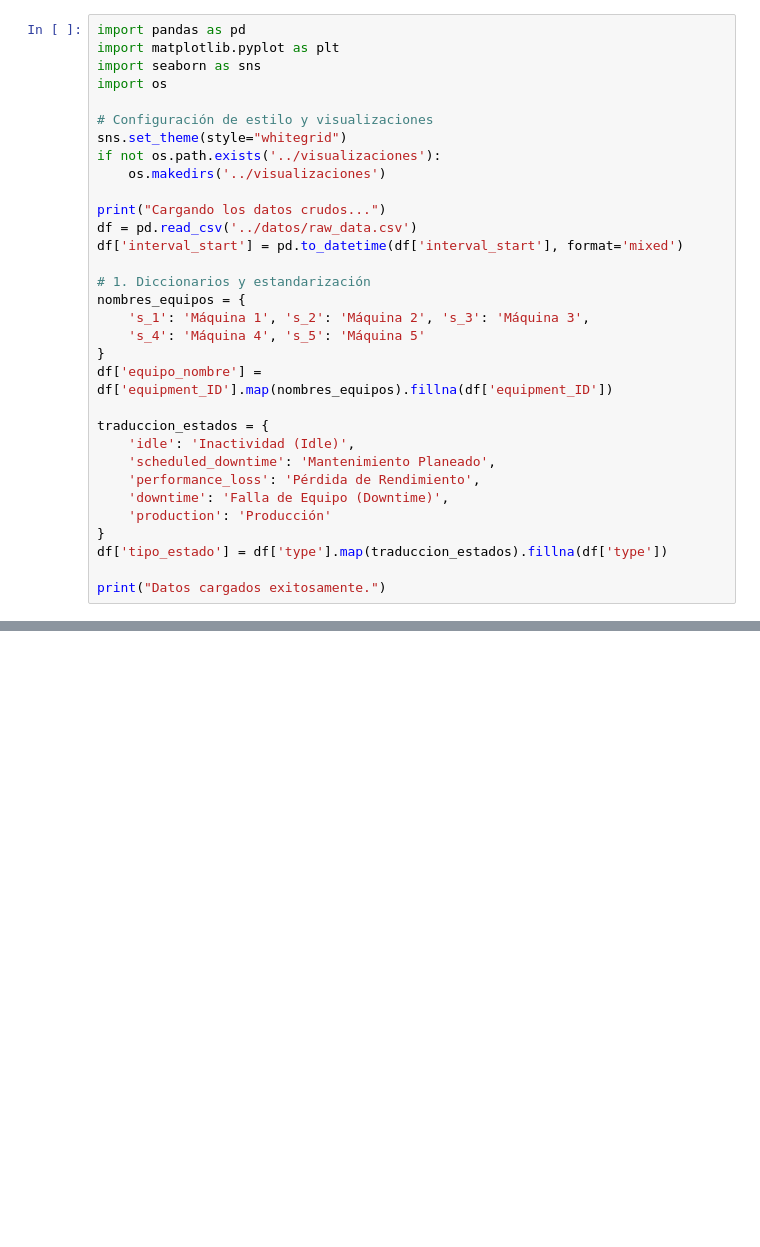
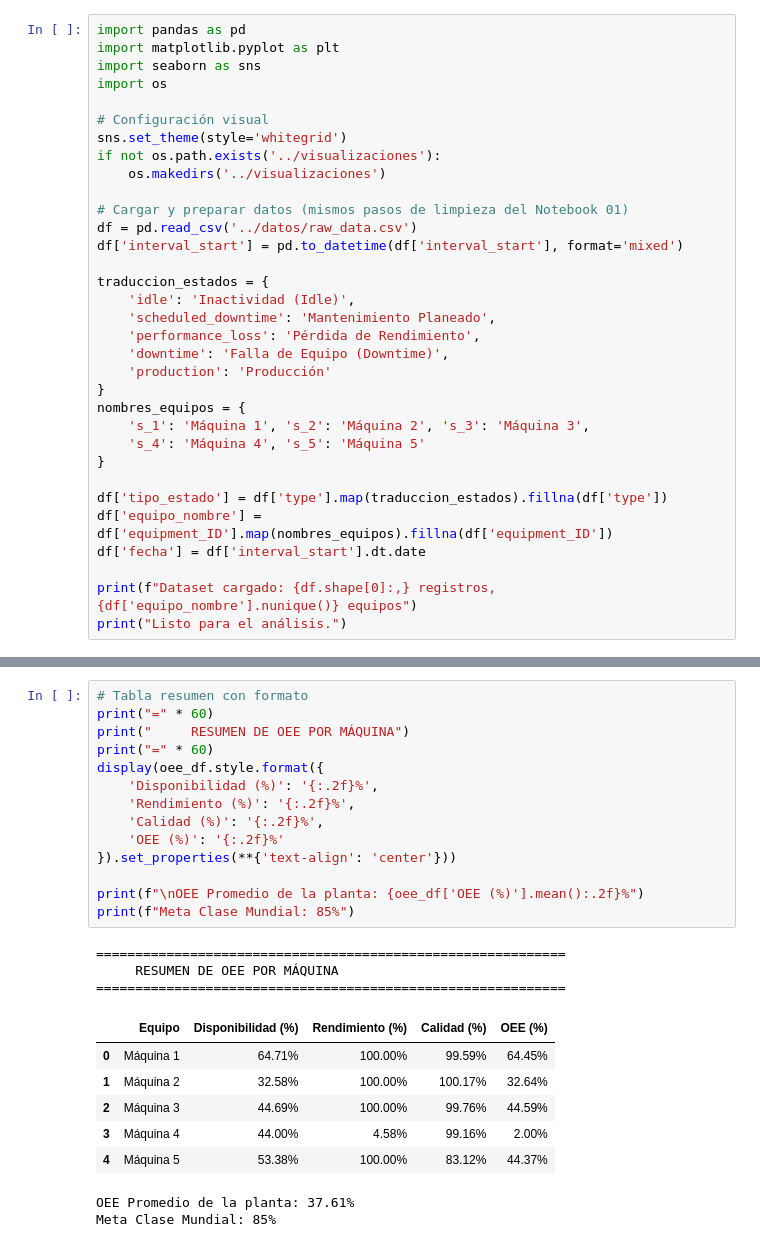
Before and after one commit to diego-neumann/Proyecto_OEE_Empaque, a Jupyter notebook: notebooks/02_calculo_y_graficos_oee.ipynb, the cells around one changed output, grey strips where cells are left out. Saved outputs shown, nothing was run; the diff lists cells and outputs as text; blank space fills up the shorter version.

```diff
--- a/notebooks/02_calculo_y_graficos_oee.ipynb
+++ b/notebooks/02_calculo_y_graficos_oee.ipynb
@@ -7,21 +21,14 @@ import matplotlib.pyplot as plt
 import seaborn as sns
 import os
 
-# Configuración de estilo y visualizaciones
-sns.set_theme(style="whitegrid")
+# Configuración visual
+sns.set_theme(style='whitegrid')
 if not os.path.exists('../visualizaciones'):
     os.makedirs('../visualizaciones')
 
-print("Cargando los datos crudos...")
+# Cargar y preparar datos (mismos pasos de limpieza del Notebook 01)
 df = pd.read_csv('../datos/raw_data.csv')
 df['interval_start'] = pd.to_datetime(df['interval_start'], format='mixed')
-
-# 1. Diccionarios y estandarización
-nombres_equipos = {
-    's_1': 'Máquina 1', 's_2': 'Máquina 2', 's_3': 'Máquina 3',
-    's_4': 'Máquina 4', 's_5': 'Máquina 5'
-}
-df['equipo_nombre'] = df['equipment_ID'].map(nombres_equipos).fillna(df['equipment_ID'])
 
 traduccion_estados = {
     'idle': 'Inactividad (Idle)',
@@ -30,7 +37,15 @@ traduccion_estados = {
     'downtime': 'Falla de Equipo (Downtime)',
     'production': 'Producción'
 }
+nombres_equipos = {
+    's_1': 'Máquina 1', 's_2': 'Máquina 2', 's_3': 'Máquina 3',
+    's_4': 'Máquina 4', 's_5': 'Máquina 5'
+}
+
 df['tipo_estado'] = df['type'].map(traduccion_estados).fillna(df['type'])
+df['equipo_nombre'] = df['equipment_ID'].map(nombres_equipos).fillna(df['equipment_ID'])
+df['fecha'] = df['interval_start'].dt.date
 
-print("Datos cargados exitosamente.")
+print(f"Dataset cargado: {df.shape[0]:,} registros, {df['equipo_nombre'].nunique()} equipos")
+print("Listo para el análisis.")
 # %% [output]
@@ -147,0 +320,26 @@ dtype: float64
+# %%
+# Tabla resumen con formato
+print("=" * 60)
+print("     RESUMEN DE OEE POR MÁQUINA")
+print("=" * 60)
+display(oee_df.style.format({
+    'Disponibilidad (%)': '{:.2f}%',
+    'Rendimiento (%)': '{:.2f}%',
+    'Calidad (%)': '{:.2f}%',
+    'OEE (%)': '{:.2f}%'
+}).set_properties(**{'text-align': 'center'}))
+
+print(f"\nOEE Promedio de la planta: {oee_df['OEE (%)'].mean():.2f}%")
+print(f"Meta Clase Mundial: 85%")
+# %% [output]
+============================================================
+     RESUMEN DE OEE POR MÁQUINA
+============================================================
+|  | Equipo | Disponibilidad (%) | Rendimiento (%) | Calidad (%) | OEE (%) |
+| 0 | Máquina 1 | 64.71% | 100.00% | 99.59% | 64.45% |
+| 1 | Máquina 2 | 32.58% | 100.00% | 100.17% | 32.64% |
+| 2 | Máquina 3 | 44.69% | 100.00% | 99.76% | 44.59% |
+| 3 | Máquina 4 | 44.00% | 4.58% | 99.16% | 2.00% |
+| 4 | Máquina 5 | 53.38% | 100.00% | 83.12% | 44.37% |
+OEE Promedio de la planta: 37.61%
+Meta Clase Mundial: 85%
```
Also changed, not shown: parts of 32 cells of this notebook, 6 other files.
